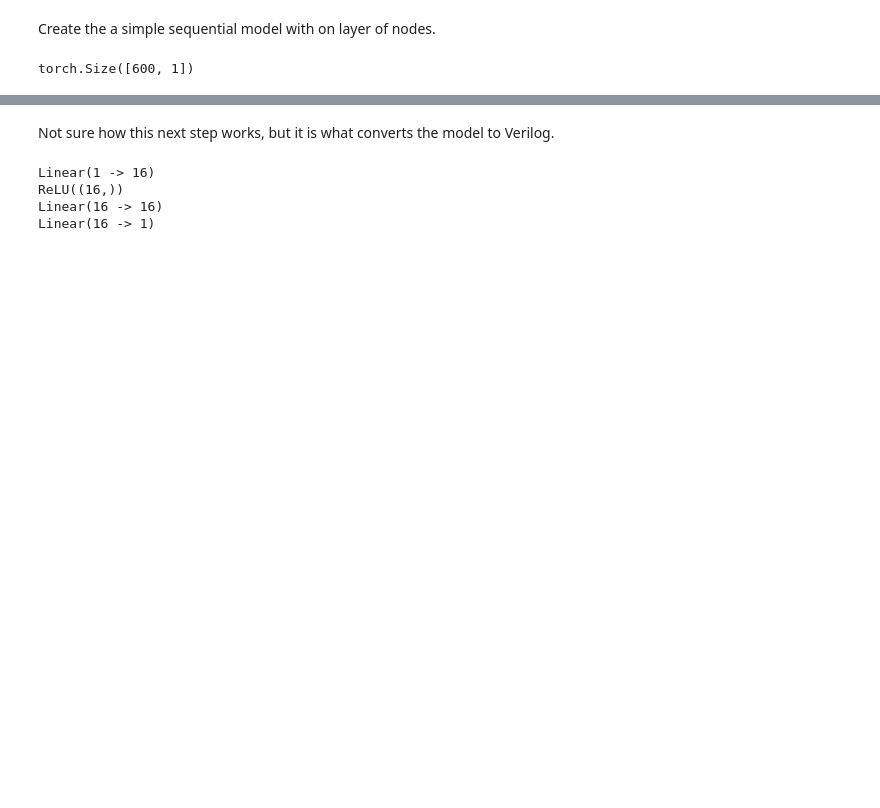
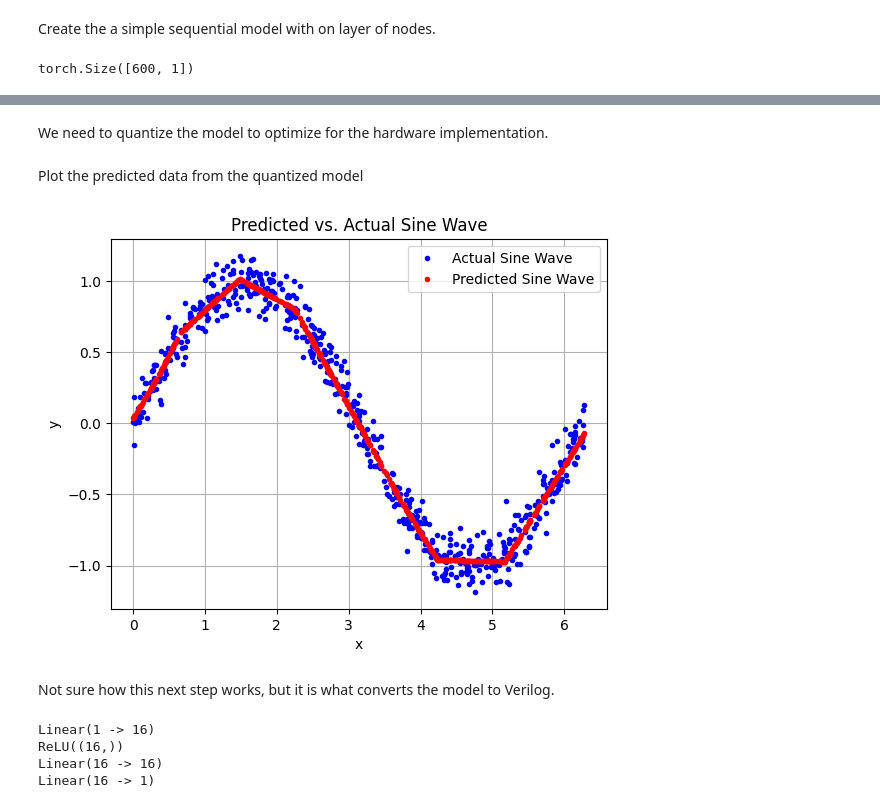
Before and after one commit to efabless/tt_ml_test, a Jupyter notebook: Pytorch_test.ipynb, the cells around one changed output, grey strips where cells are left out. Drawn from its saved outputs; the diff is of its cells as text; code cells hidden in the pictures; blank space fills up the shorter version.

```diff
--- a/Pytorch_test.ipynb
+++ b/Pytorch_test.ipynb
@@ -192,3 +207,39 @@ plt.show()
+# %% [markdown]
+We need to quantize the model to optimize for the hardware implementation.
+# %%
+# Quantization after training
+# Prepare for quantization
+model_prepared = quant.prepare(model, {"linear": quant.QuantStub})
+
+# Calibrate the model with representative data
+model_prepared.eval()
+with torch.no_grad():
+  for i in range(0, len(x_train), 32):
+    inputs = x_train[i:i+32]
+    model_prepared(inputs)
+
+# Convert the quantized model
+model_quantized = quant.convert(model_prepared)
+
+# After training and quantization, use the quantized model for prediction
+predicted_y_q = model_quantized(x_train)
+# %% [markdown]
+Plot the predicted data from the quantized model
+# %%
+# Prepare data for plotting
+predicted_y_q_np = predicted_y_q.squeeze().detach().numpy()
+
+# Plotting
+plt.plot(x_train_np, y_train_np, '.b', label='Actual Sine Wave')
+plt.plot(x_train_np, predicted_y_q_np, '.r', label='Predicted Sine Wave')
+plt.xlabel('x')
+plt.ylabel('y')
+plt.legend()
+plt.title('Predicted vs. Actual Sine Wave')
+plt.grid(True)
+plt.show()
+# %% [output]
+[figure, added]
 # %% [markdown]
 Not sure how this next step works, but it is what converts the model to Verilog.
 # %%
```
Also changed, not shown: parts of 8 cells of this notebook.
